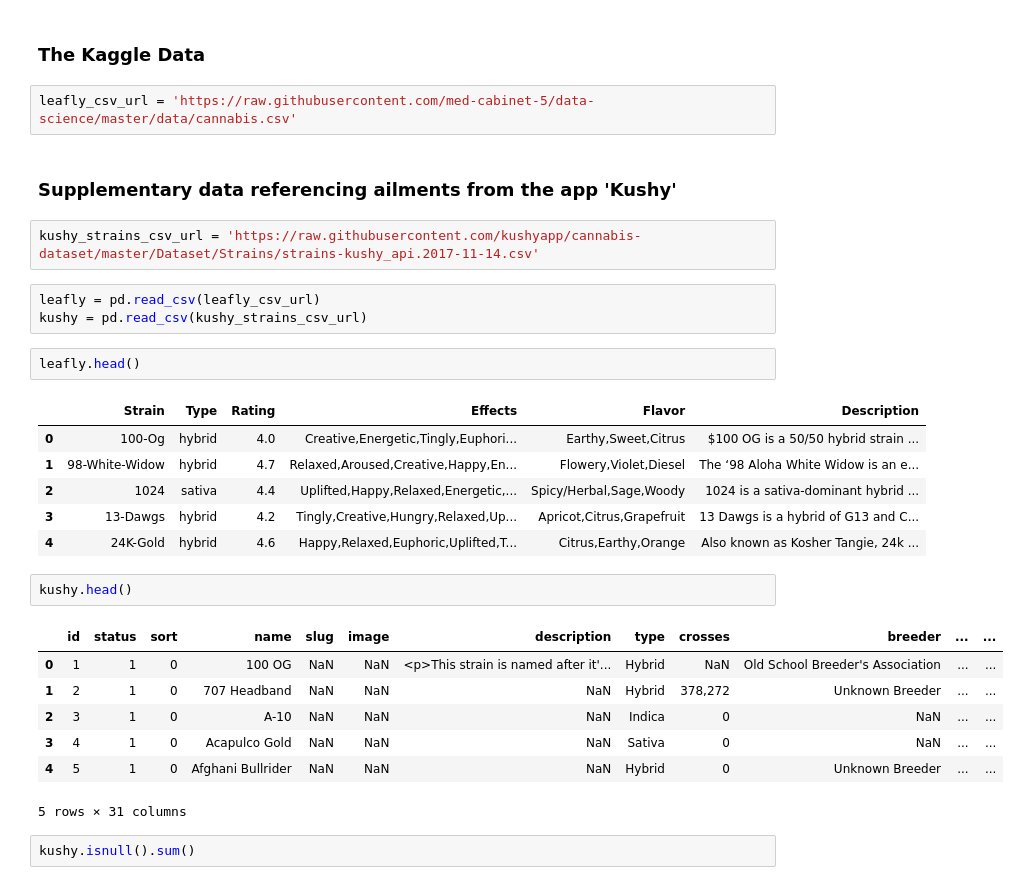
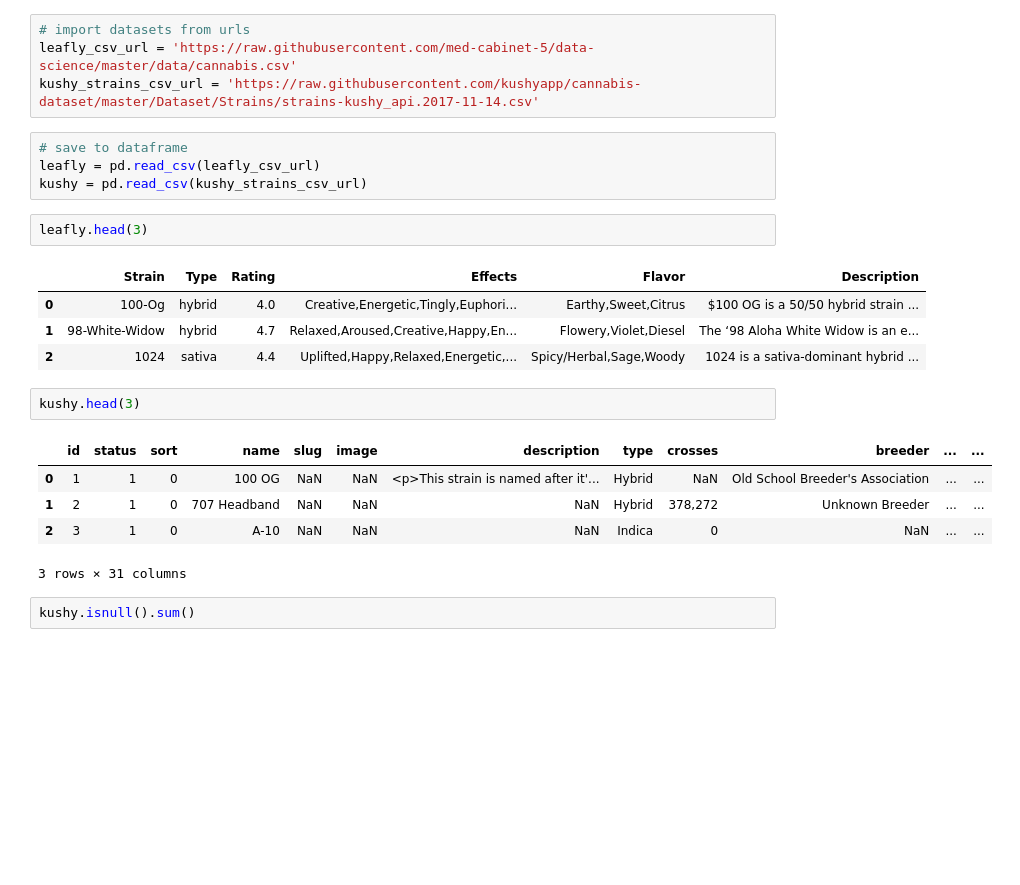
Before and after one commit to CurdtMillion/med-cabinet-data-science, a Jupyter notebook: notebooks/0.2-nearest-neighbors-model.ipynb, the cells around one changed output. Drawn from its saved outputs; the diff is of its cells as text; blank space fills up the shorter version.

```diff
--- a/notebooks/0.2-nearest-neighbors-model.ipynb
+++ b/notebooks/0.2-nearest-neighbors-model.ipynb
@@ -4,35 +5,28 @@
 import pandas as pd
 import numpy as np
-# %% [markdown]
-### The Kaggle Data
 # %%
+# import datasets from urls
 leafly_csv_url = 'https://raw.githubusercontent.com/med-cabinet-5/data-science/master/data/cannabis.csv'
+kushy_strains_csv_url = 'https://raw.githubusercontent.com/kushyapp/cannabis-dataset/master/Dataset/Strains/strains-kushy_api.2017-11-14.csv'
-# %% [markdown]
-### Supplementary data referencing ailments from the app 'Kushy'
-# %%
-kushy_strains_csv_url = 'https://raw.githubusercontent.com/kushyapp/cannabis-dataset/master/Dataset/Strains/strains-kushy_api.2017-11-14.csv'
 # %%
+# save to dataframe
 leafly = pd.read_csv(leafly_csv_url)
 kushy = pd.read_csv(kushy_strains_csv_url)
 # %%
-leafly.head()
+leafly.head(3)
 # %% [output]
 |  | Strain | Type | Rating | Effects | Flavor | Description |
 | 0 | 100-Og | hybrid | 4.0 | Creative,Energetic,Tingly,Euphori... | Earthy,Sweet,Citrus | $100 OG is a 50/50 hybrid strain ... |
 | 1 | 98-White-Widow | hybrid | 4.7 | Relaxed,Aroused,Creative,Happy,En... | Flowery,Violet,Diesel | The ‘98 Aloha White Widow is an e... |
 | 2 | 1024 | sativa | 4.4 | Uplifted,Happy,Relaxed,Energetic,... | Spicy/Herbal,Sage,Woody | 1024 is a sativa-dominant hybrid ... |
-| 3 | 13-Dawgs | hybrid | 4.2 | Tingly,Creative,Hungry,Relaxed,Up... | Apricot,Citrus,Grapefruit | 13 Dawgs is a hybrid of G13 and C... |
-| 4 | 24K-Gold | hybrid | 4.6 | Happy,Relaxed,Euphoric,Uplifted,T... | Citrus,Earthy,Orange | Also known as Kosher Tangie, 24k ... |
 # %%
-kushy.head()
+kushy.head(3)
 # %% [output]
 |  | id | status | sort | name | slug | image | description | type | crosses | breeder | ... | ... |
 | 0 | 1 | 1 | 0 | 100 OG | NaN | NaN | <p>This strain is named after it'... | Hybrid | NaN | Old School Breeder's Association | ... | ... |
 | 1 | 2 | 1 | 0 | 707 Headband | NaN | NaN | NaN | Hybrid | 378,272 | Unknown Breeder | ... | ... |
 | 2 | 3 | 1 | 0 | A-10 | NaN | NaN | NaN | Indica | 0 | NaN | ... | ... |
-| 3 | 4 | 1 | 0 | Acapulco Gold | NaN | NaN | NaN | Sativa | 0 | NaN | ... | ... |
-| 4 | 5 | 1 | 0 | Afghani Bullrider | NaN | NaN | NaN | Hybrid | 0 | Unknown Breeder | ... | ... |
-5 rows × 31 columns
+3 rows × 31 columns
 # %%
 kushy.isnull().sum()
 # %% [output]
```
Also changed, not shown: parts of 49 cells of this notebook, 1 other file.
